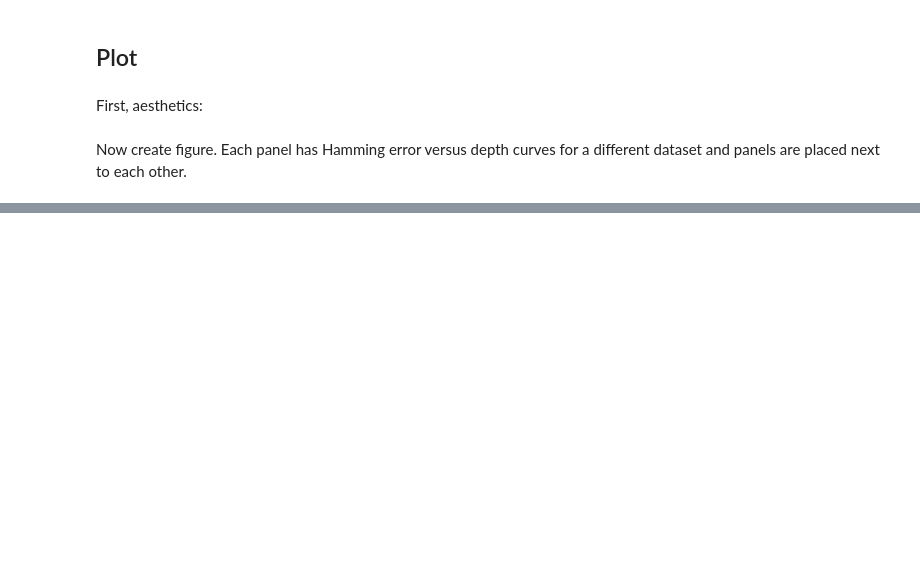
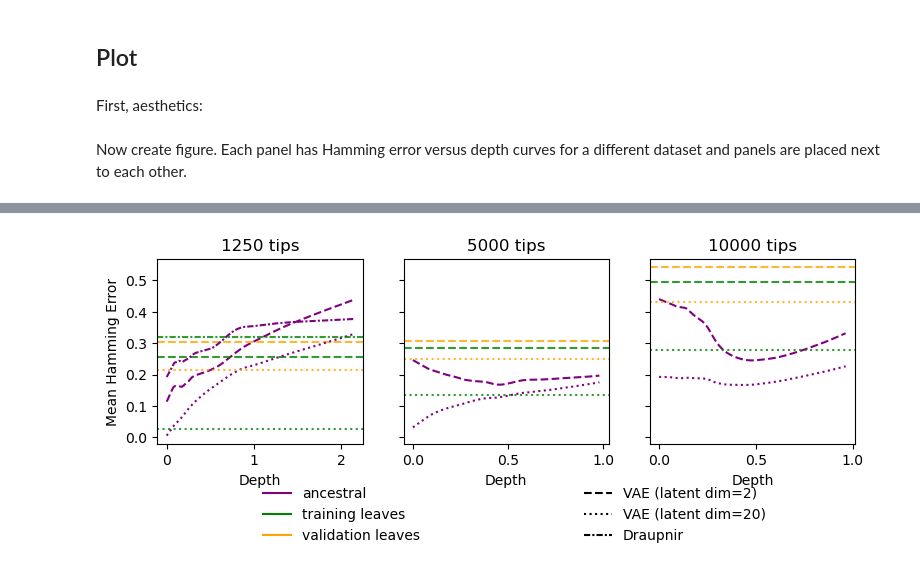
Before and after one commit to solislemuslab/asr-ae, a Jupyter notebook: notebooks/figure3.ipynb, the cells around one changed output, grey strips where cells are left out. Saved outputs shown, nothing was run; the diff lists cells and outputs as text; code cells hidden in the pictures; blank space fills up the shorter version.

```diff
--- a/notebooks/figure3.ipynb
+++ b/notebooks/figure3.ipynb
@@ -295,0 +524,76 @@ plt.savefig("figures/ind_error-vs-depth.pdf", dpi=300, bbox_inches='tight')
+# %%
+fig, axs = plt.subplots(1, len(MSA_ids), figsize=(width_in_inches, height_in_inches), sharey=True)
+axs[0].set_ylabel("Mean Hamming Error")
+
+train_color = "green"
+valid_color = "orange"
+draupnir_lstyle = (0, (3, 1, 1, 1))  # densely dashdotted
+line_type_handles = []
+line_color_handles = []
+
+for ax, fam_id, MSA_id in zip(axs, fam_ids, MSA_ids):
+    ax.set_title(fam_id_to_title[fam_id])
+    ax.set_xlabel("Depth")
+    est_seqs = all_est_seqs[MSA_id]
+    real_seqs = real_dict[MSA_id]
+
+    for name in model_names[MSA_id]:
+        model_nepoch = int(re.search(r"epoch(\d+)", name).group(1))
+        model_ld = int(re.search(r"ld(\d+)", name).group(1))
+        if model_nepoch == 100:
+            continue
+
+        model_lstyle = model_lstyles[(model_ld, model_nepoch)]
+        model_label = model_labels[(model_ld, model_nepoch)]
+
+        # Ancestral reconstruction curve (purple)
+        add_smooth(ax, MSA_id, est_seqs, real_seqs, name, [],
+                   label=model_label, linestyle=model_lstyle, color="purple")
+
+        # Horizontal lines for self-reconstruction error
+        ax.axhline(y=self_recon_errors[MSA_id][name]["train"], color=train_color,
+                   linestyle=model_lstyle, alpha=0.8)
+        ax.axhline(y=self_recon_errors[MSA_id][name]["valid"], color=valid_color,
+                   linestyle=model_lstyle, alpha=0.8)
+
+        if MSA_id == MSA_ids[0]:
+            line_type_handles.append(
+                plt.Line2D([], [], color="black", linestyle=model_lstyle, label=model_label))
+
+    # Draupnir (only available for COG28 / 1250 tips)
+    if "draupnir" in est_seqs:
+        add_smooth(ax, MSA_id, est_seqs, real_seqs, "draupnir", [],
+                   label="Draupnir", linestyle=draupnir_lstyle, color="purple")
+        ax.axhline(y=draupnir_leaf_error, color=train_color,
+                   linestyle=draupnir_lstyle, alpha=0.8)
+        if MSA_id == MSA_ids[0]:
+            line_type_handles.append(
+                plt.Line2D([], [], color="black", linestyle=draupnir_lstyle, label="Draupnir"))
+
+# Color legend handles
+line_color_handles.append(plt.Line2D([], [], color="purple", label="ancestral"))
+line_color_handles.append(plt.Line2D([], [], color=train_color, label="training leaves"))
+line_color_handles.append(plt.Line2D([], [], color=valid_color, label="validation leaves"))
+
+fig.legend(
+    line_color_handles,
+    [h.get_label() for h in line_color_handles],
+    frameon=False,
+    loc="upper center",
+    bbox_to_anchor=(0.33, -0.01),
+    ncol=1,
+)
+
+fig.legend(
+    line_type_handles,
+    [h.get_label() for h in line_type_handles],
+    frameon=False,
+    loc="upper center",
+    bbox_to_anchor=(0.7, -0.01),
+    ncol=1,
+)
+
+plt.subplots_adjust(top=0.85)
+plt.savefig("figures/ind_vae-comparison.pdf", dpi=300, bbox_inches='tight')
+# %% [output]
+[figure, added]
```
Also changed, not shown: parts of 15 cells of this notebook, 4 other files.
